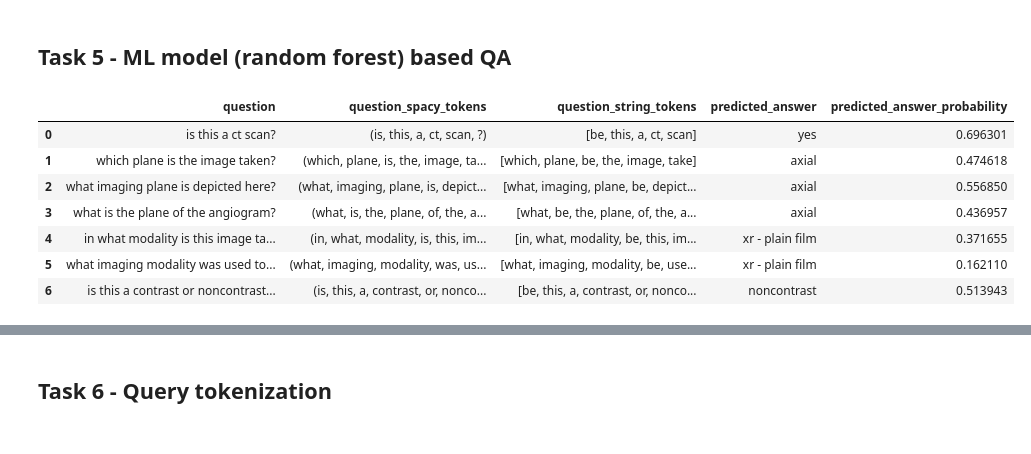
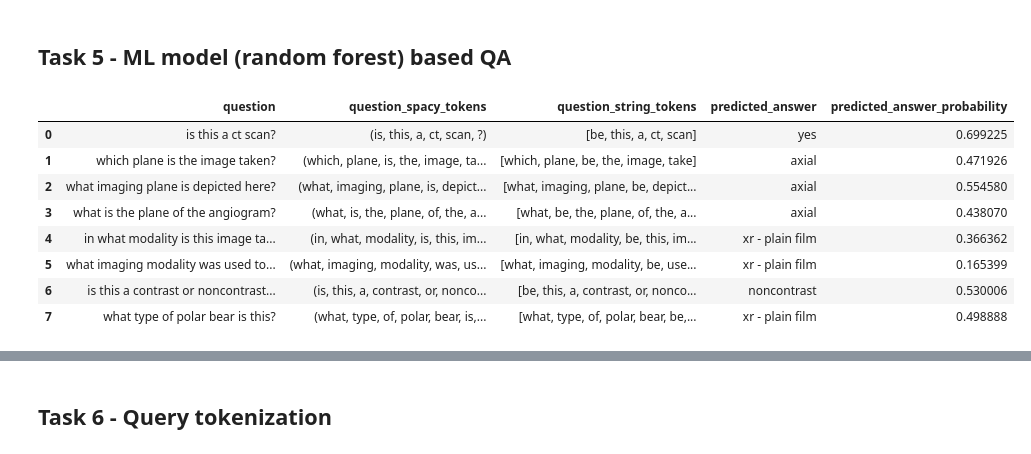
Before and after one commit to skupsala/VQA-Med-2019-project, a Jupyter notebook: notebooks/skupsala.ipynb, the cells around one changed output, grey strips where cells are left out. Drawn from its saved outputs; the diff is of its cells as text; code cells hidden in the pictures.

```diff
--- a/notebooks/skupsala.ipynb
+++ b/notebooks/skupsala.ipynb
@@ -362,13 +362,14 @@ def predict_answers(questions, model, Y_label_encoder):
 # %%
 model, Y_label_encoder = create_model(df)
 # %%
-predict_answers(['is this a ct scan?', 'which plane is the image taken?', 'what imaging plane is depicted here?', 'what is the plane of the angiogram?', 'in what modality is this image taken?', 'what imaging modality was used to take this image?', 'is this a contrast or noncontrast ct?'], model, Y_label_encoder)
+predict_answers(['is this a ct scan?', 'which plane is the image taken?', 'what imaging plane is depicted here?', 'what is the plane of the angiogram?', 'in what modality is this image taken?', 'what imaging modality was used to take this image?', 'is this a contrast or noncontrast ct?', 'what type of polar bear is this?'], model, Y_label_encoder)
 # %% [output]
 |  | question | question_spacy_tokens | question_string_tokens | predicted_answer | predicted_answer_probability |
-| 0 | is this a ct scan? | (is, this, a, ct, scan, ?) | [be, this, a, ct, scan] | yes | 0.696301 |
-| 1 | which plane is the image taken? | (which, plane, is, the, image, ta... | [which, plane, be, the, image, take] | axial | 0.474618 |
-| 2 | what imaging plane is depicted here? | (what, imaging, plane, is, depict... | [what, imaging, plane, be, depict... | axial | 0.556850 |
-| 3 | what is the plane of the angiogram? | (what, is, the, plane, of, the, a... | [what, be, the, plane, of, the, a... | axial | 0.436957 |
-| 4 | in what modality is this image ta... | (in, what, modality, is, this, im... | [in, what, modality, be, this, im... | xr - plain film | 0.371655 |
-| 5 | what imaging modality was used to... | (what, imaging, modality, was, us... | [what, imaging, modality, be, use... | xr - plain film | 0.162110 |
-| 6 | is this a contrast or noncontrast... | (is, this, a, contrast, or, nonco... | [be, this, a, contrast, or, nonco... | noncontrast | 0.513943 |
+| 0 | is this a ct scan? | (is, this, a, ct, scan, ?) | [be, this, a, ct, scan] | yes | 0.699225 |
+| 1 | which plane is the image taken? | (which, plane, is, the, image, ta... | [which, plane, be, the, image, take] | axial | 0.471926 |
+| 2 | what imaging plane is depicted here? | (what, imaging, plane, is, depict... | [what, imaging, plane, be, depict... | axial | 0.554580 |
+| 3 | what is the plane of the angiogram? | (what, is, the, plane, of, the, a... | [what, be, the, plane, of, the, a... | axial | 0.438070 |
+| 4 | in what modality is this image ta... | (in, what, modality, is, this, im... | [in, what, modality, be, this, im... | xr - plain film | 0.366362 |
+| 5 | what imaging modality was used to... | (what, imaging, modality, was, us... | [what, imaging, modality, be, use... | xr - plain film | 0.165399 |
+| 6 | is this a contrast or noncontrast... | (is, this, a, contrast, or, nonco... | [be, this, a, contrast, or, nonco... | noncontrast | 0.530006 |
+| 7 | what type of polar bear is this? | (what, type, of, polar, bear, is,... | [what, type, of, polar, bear, be,... | xr - plain film | 0.498888 |
```
Also changed, not shown: parts of 5 cells of this notebook.
